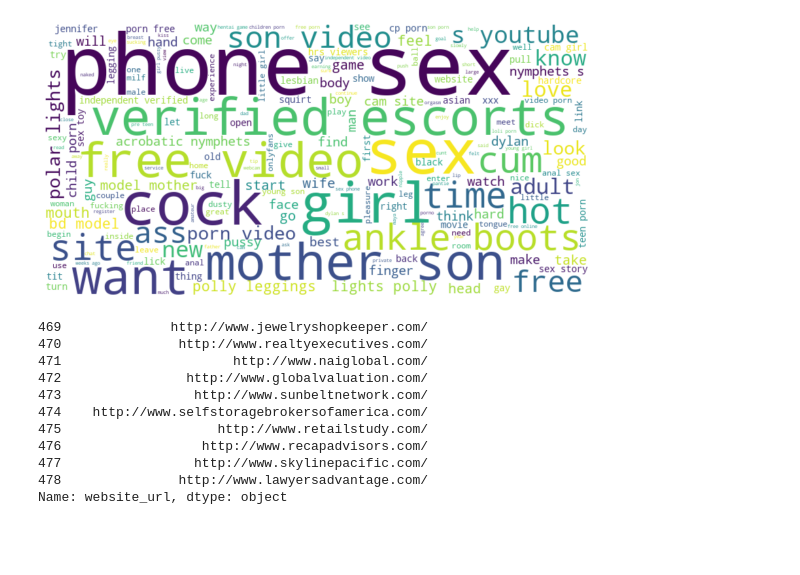
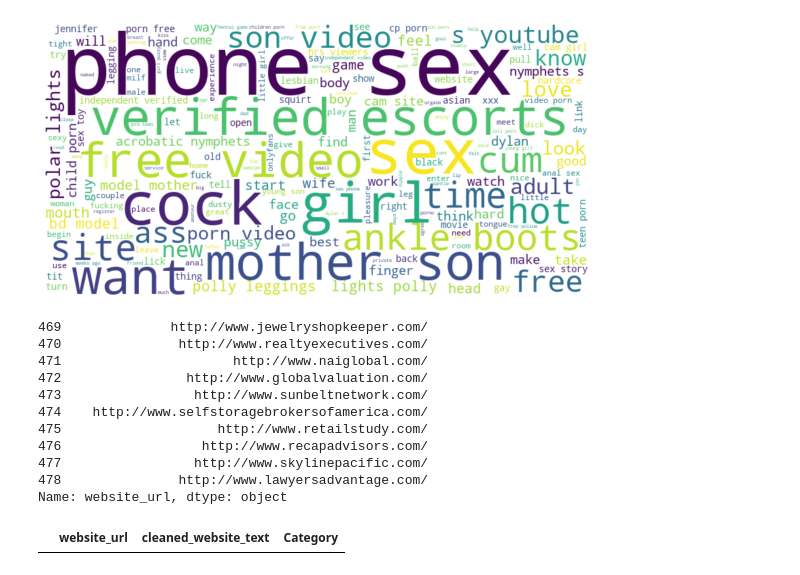
Before and after one commit to Shreyas-hacker/Webpages, a Jupyter notebook: scraping/generate_data.ipynb, the cells around one changed output. Drawn from its saved outputs; the diff is of its cells as text; code cells hidden in the pictures; blank space fills up the shorter version.

```diff
--- a/scraping/generate_data.ipynb
+++ b/scraping/generate_data.ipynb
@@ -270,7 +255,7 @@ important_words = wordcloud.words_.keys()
 # %% [output]
 [figure]
 # %%
-# df.drop([1000],inplace=True)
+df.drop([1067],inplace=True)
 # %%
 df[df["Category"]=="Business/Corporate"]["website_url"][0:10]
 # %% [output]
@@ -286,9 +271,13 @@ df[df["Category"]=="Business/Corporate"]["website_url"][0:10]
 478               http://www.lawyersadvantage.com/
 Name: website_url, dtype: object
 # %%
-df.iloc[1036]["Category"] = "Narcotics"
+# df.iloc[1036]["Category"] = "Narcotics"
 # %%
 df.reset_index(drop=True, inplace=True)
+# %%
+df[df["website_url"].duplicated(keep=False)]
+# %% [output]
+|  | website_url | cleaned_website_text | Category |
 # %%
 df.to_csv("website_classification.csv",index=False)
 # computers.to_csv("../Hierarchal model/Computer/computer_subcategory_classification.csv",index=False)
```
Also changed, not shown: parts of 5 cells of this notebook, 1 other file.
